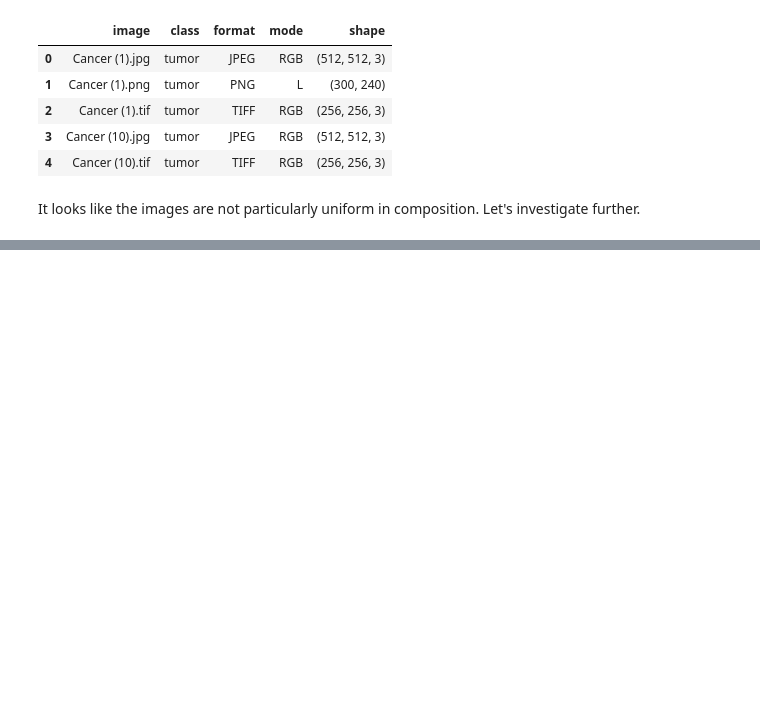
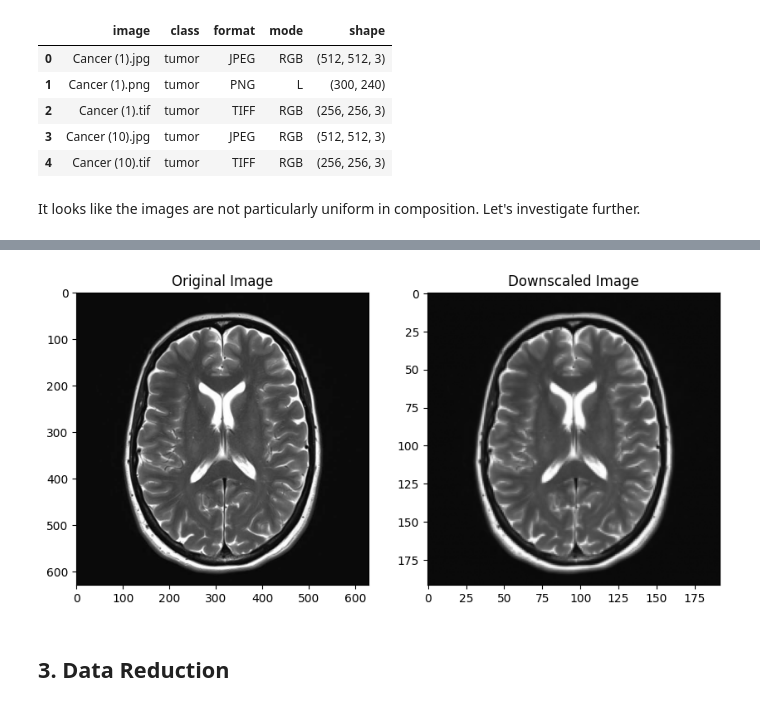
Before and after one commit to S-Bryce/ML-Lab-2, a Jupyter notebook: main.ipynb, the cells around one changed output, grey strips where cells are left out. Saved outputs shown, nothing was run; the diff lists cells and outputs as text; code cells hidden in the pictures; blank space fills up the shorter version.

Commit message:
Additional data cleaning, PCA framework

```diff
--- a/main.ipynb
+++ b/main.ipynb
@@ -84,4 +91,13 @@ We can see that we have a few different images that are not in the JPEG format a
 # %%
-bad_columns = df[(df["format"] != "JPEG") | (df["mode"] != "RGB") | ((df["shape"] != "(512, 512, 3)") & (df["shape"] != "(256, 256, 3)") & (df["shape"] != "(225, 225, 3)") & (df["shape"] != "(630, 630, 3)") & (df["shape"] != "(236, 236, 3)"))]
+# First we identify undesirable images
+# TODO: convert RGBA to RGB?
+bad_columns = df[(df["format"] != "JPEG") | (df["mode"] != "RGB") |
+                 ((df["shape"] != "(630, 630, 3)")
+                  & (df["shape"] != "(512, 512, 3)")
+                  & (df["shape"] != "(442, 442, 3)")
+                  & (df["shape"] != "(256, 256, 3)")
+                  & (df["shape"] != "(236, 236, 3)")
+                  & (df["shape"] != "(225, 225, 3)")
+                  & (df["shape"] != "(192, 192, 3)"))]
 df.drop(bad_columns.index, inplace=True)
 bad_columns = bad_columns["image"] # For later deletion
@@ -127,13 +130,26 @@ memory usage: 69.5+ KB
 # %%
-# Thoughts on what to do with resolutions? I say convert all to the smallest dimension (225x225) and then delete everything else
-from skimage.transform import resize
-from matplotlib import image
-
+# Now import each image as a numpy array & do the final conversion of their resolutions
+# Thoughts on what to do with resolutions? I say convert all to the smallest dimension (225x225)
 cancer_images = []
 healthy_images = []
-images = [file for file in listdir("Brain Tumor Data Set/Brain Tumor/") if isfile(join("Brain Tumor Data Set/Brain Tumor/", file))] + [file for file in listdir("Brain Tumor Data Set/Healthy/") if isfile(join("Brain Tumor Data Set/Healthy/", file))]
-for image in images:
+original_images = [file for file in listdir("Brain Tumor Data Set/Brain Tumor/") if isfile(join("Brain Tumor Data Set/Brain Tumor/", file))] + [file for file in listdir("Brain Tumor Data Set/Healthy/") if isfile(join("Brain Tumor Data Set/Healthy/", file))]
+for image in original_images:
     if "Not" in image:
         cancer_images.append(plt.imread(join("Brain Tumor Data Set/Healthy/", image)))
     else:
         healthy_images.append(plt.imread(join("Brain Tumor Data Set/Brain Tumor/", image)))
+
+images = []
+for image_set in (cancer_images, healthy_images):
+    for image in image_set:
+        if len(image) != 192:
+            images.append(resize(image, (192, 192), anti_aliasing=True))
+
+fig, ax = plt.subplots(1, 2, figsize=(10,5))
+ax[0].imshow(cancer_images[0], cmap='gray')
+ax[0].set_title("Original Image")
+ax[1].imshow(images[0], cmap='gray')
+ax[1].set_title("Downscaled Image")
+plt.show()
+# %% [output]
+[figure, added]
@@ -139,0 +158,2 @@ for image in images:
+# %% [markdown]
+## 3. Data Reduction
```
Also changed, not shown: parts of 11 cells of this notebook.
